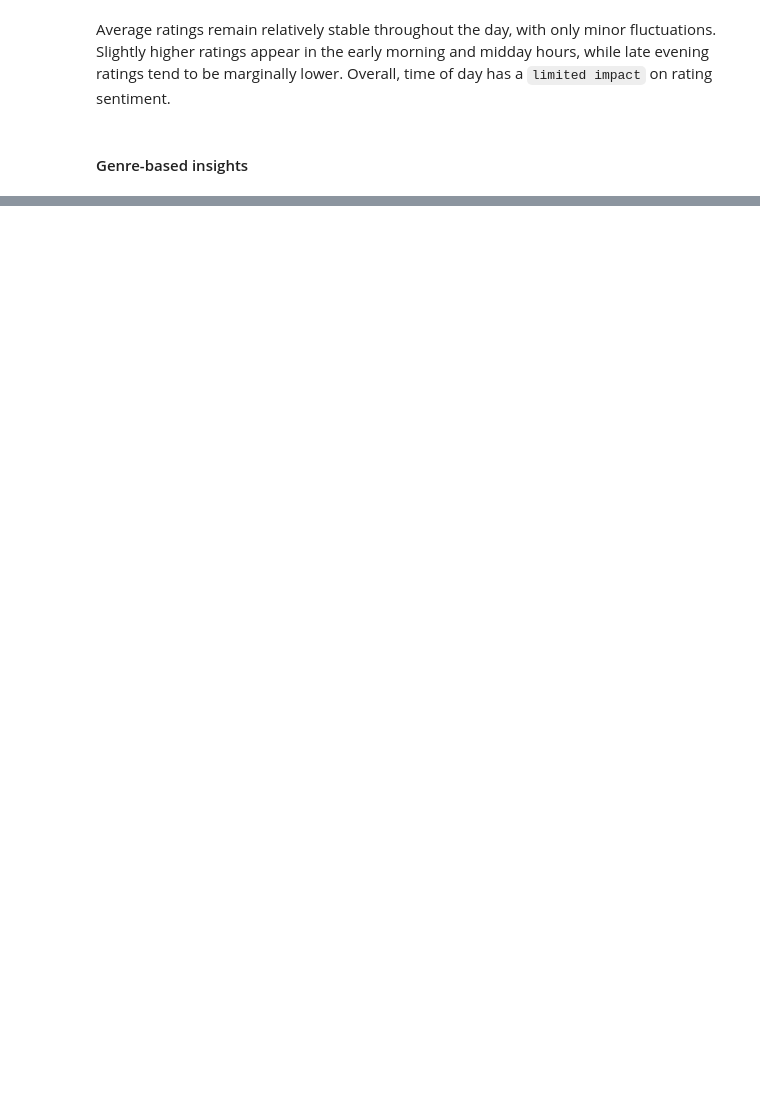
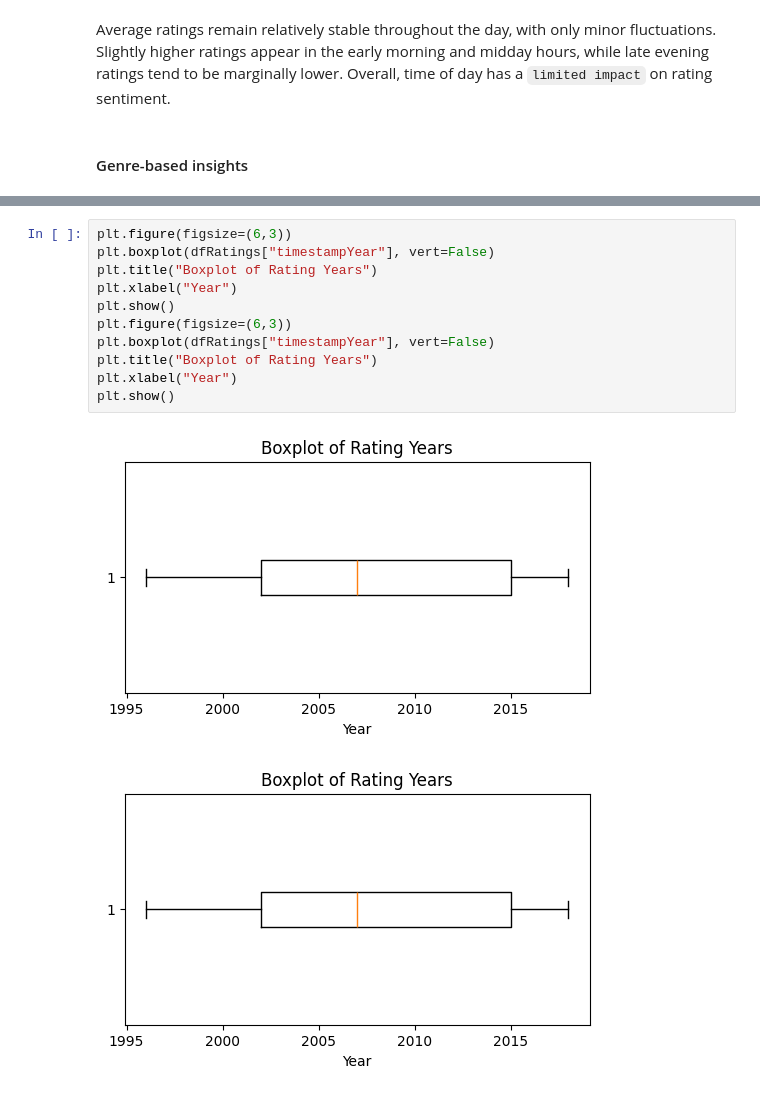
Before and after one commit to jishdewanjee/CapStone, a Jupyter notebook: CapStone8/MovieRecommendations.ipynb, the cells around one changed output, grey strips where cells are left out. Saved outputs shown, nothing was run; the diff lists cells and outputs as text; blank space fills up the shorter version.

```diff
--- a/CapStone8/MovieRecommendations.ipynb
+++ b/CapStone8/MovieRecommendations.ipynb
@@ -294,0 +288,14 @@ Error:
+# %%
+plt.figure(figsize=(6,3))
+plt.boxplot(dfRatings["timestampYear"], vert=False)
+plt.title("Boxplot of Rating Years")
+plt.xlabel("Year")
+plt.show()
+plt.figure(figsize=(6,3))
+plt.boxplot(dfRatings["timestampYear"], vert=False)
+plt.title("Boxplot of Rating Years")
+plt.xlabel("Year")
+plt.show()
+# %% [output]
+[figure, added]
+[figure, added]
```
Also changed, not shown: parts of 75 cells of this notebook.
